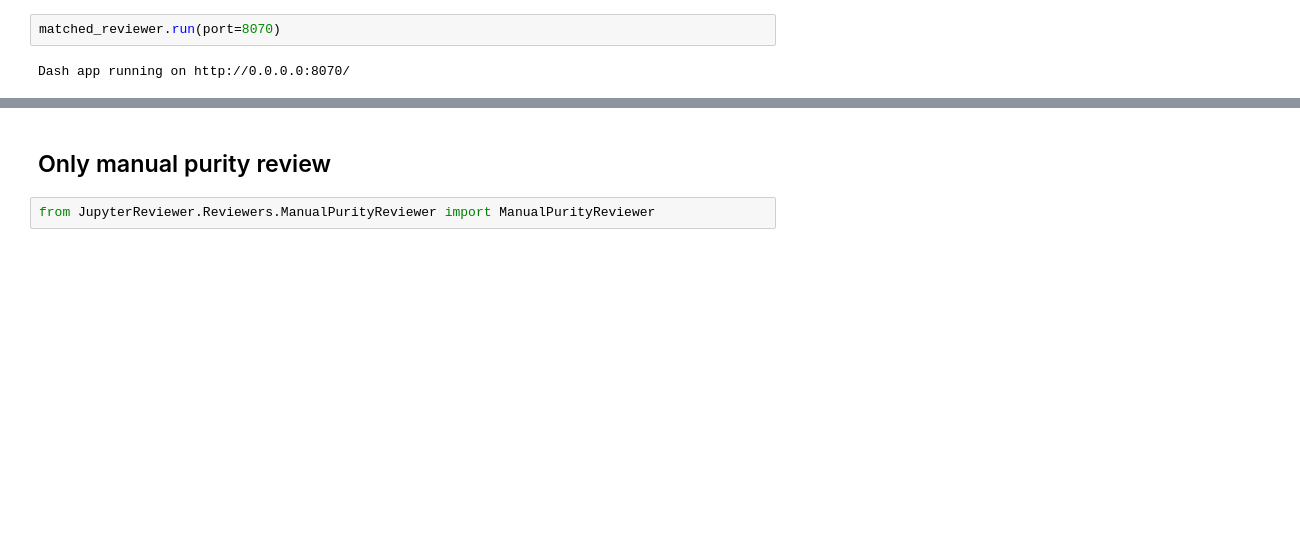
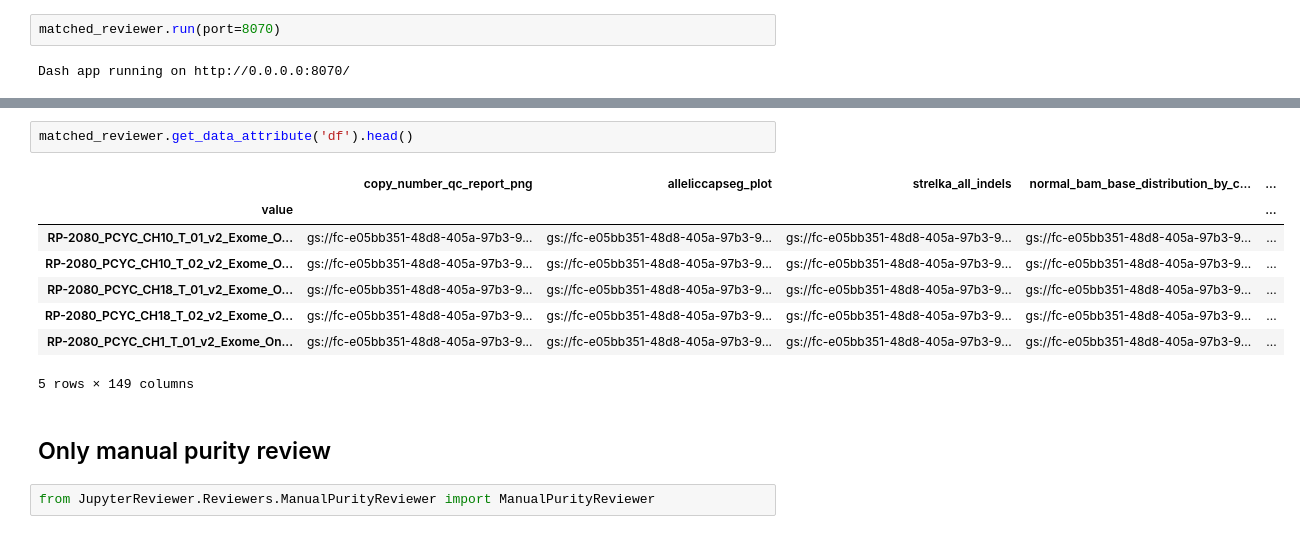
Before and after one commit to getzlab/AnnoMate, a Jupyter notebook: example_notebooks/Purity_Reviewer_Tutorial.ipynb, the cells around one changed output, grey strips where cells are left out. Saved outputs shown, nothing was run; the diff lists cells and outputs as text; blank space fills up the shorter version.

```diff
--- a/example_notebooks/Purity_Reviewer_Tutorial.ipynb
+++ b/example_notebooks/Purity_Reviewer_Tutorial.ipynb
@@ -98,3 +104,14 @@ matched_reviewer.review_data.data.annot_df
+# %%
+matched_reviewer.get_data_attribute('df').head()
+# %% [output]
+|  | copy_number_qc_report_png | alleliccapseg_plot | strelka_all_indels | normal_bam_base_distribution_by_c... | ... |
+| value |  |  |  |  | ... |
+| RP-2080_PCYC_CH10_T_01_v2_Exome_O... | gs://fc-e05bb351-48d8-405a-97b3-9... | gs://fc-e05bb351-48d8-405a-97b3-9... | gs://fc-e05bb351-48d8-405a-97b3-9... | gs://fc-e05bb351-48d8-405a-97b3-9... | ... |
+| RP-2080_PCYC_CH10_T_02_v2_Exome_O... | gs://fc-e05bb351-48d8-405a-97b3-9... | gs://fc-e05bb351-48d8-405a-97b3-9... | gs://fc-e05bb351-48d8-405a-97b3-9... | gs://fc-e05bb351-48d8-405a-97b3-9... | ... |
+| RP-2080_PCYC_CH18_T_01_v2_Exome_O... | gs://fc-e05bb351-48d8-405a-97b3-9... | gs://fc-e05bb351-48d8-405a-97b3-9... | gs://fc-e05bb351-48d8-405a-97b3-9... | gs://fc-e05bb351-48d8-405a-97b3-9... | ... |
+| RP-2080_PCYC_CH18_T_02_v2_Exome_O... | gs://fc-e05bb351-48d8-405a-97b3-9... | gs://fc-e05bb351-48d8-405a-97b3-9... | gs://fc-e05bb351-48d8-405a-97b3-9... | gs://fc-e05bb351-48d8-405a-97b3-9... | ... |
+| RP-2080_PCYC_CH1_T_01_v2_Exome_On... | gs://fc-e05bb351-48d8-405a-97b3-9... | gs://fc-e05bb351-48d8-405a-97b3-9... | gs://fc-e05bb351-48d8-405a-97b3-9... | gs://fc-e05bb351-48d8-405a-97b3-9... | ... |
+5 rows × 149 columns
 # %% [markdown]
 ## Only manual purity review
 # %%
```
Also changed, not shown: parts of 4 cells of this notebook, 3 other files.
